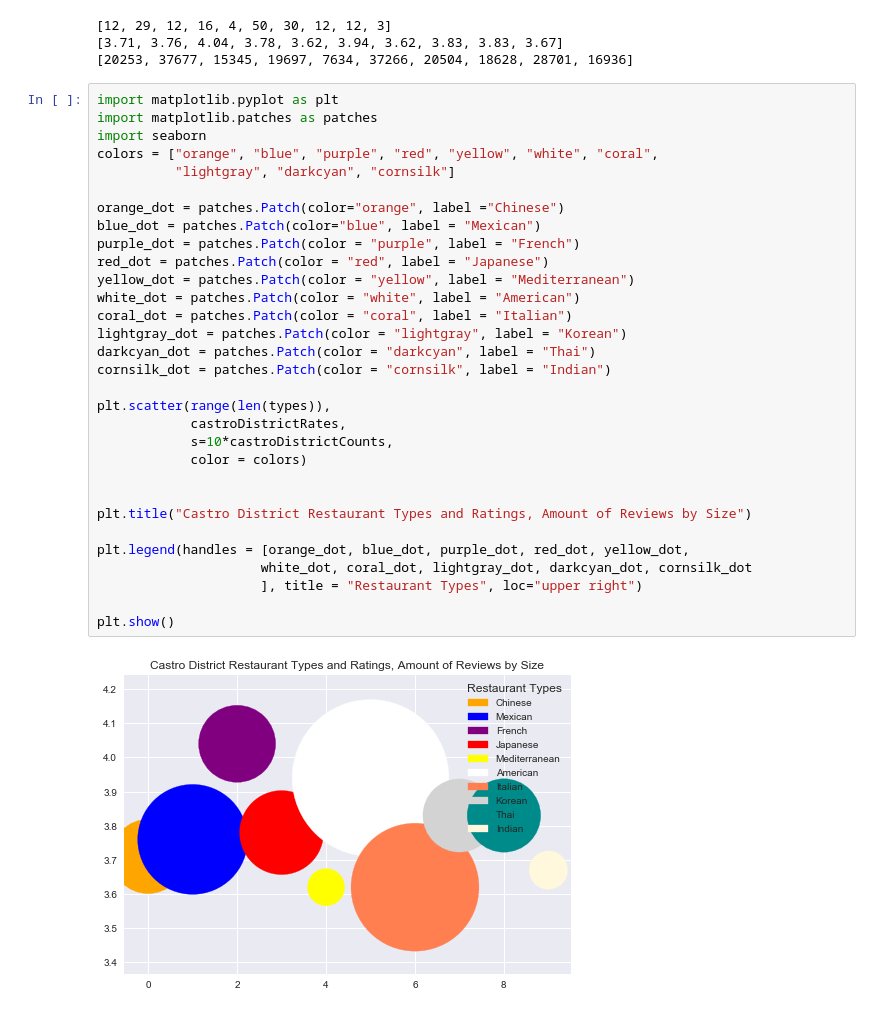
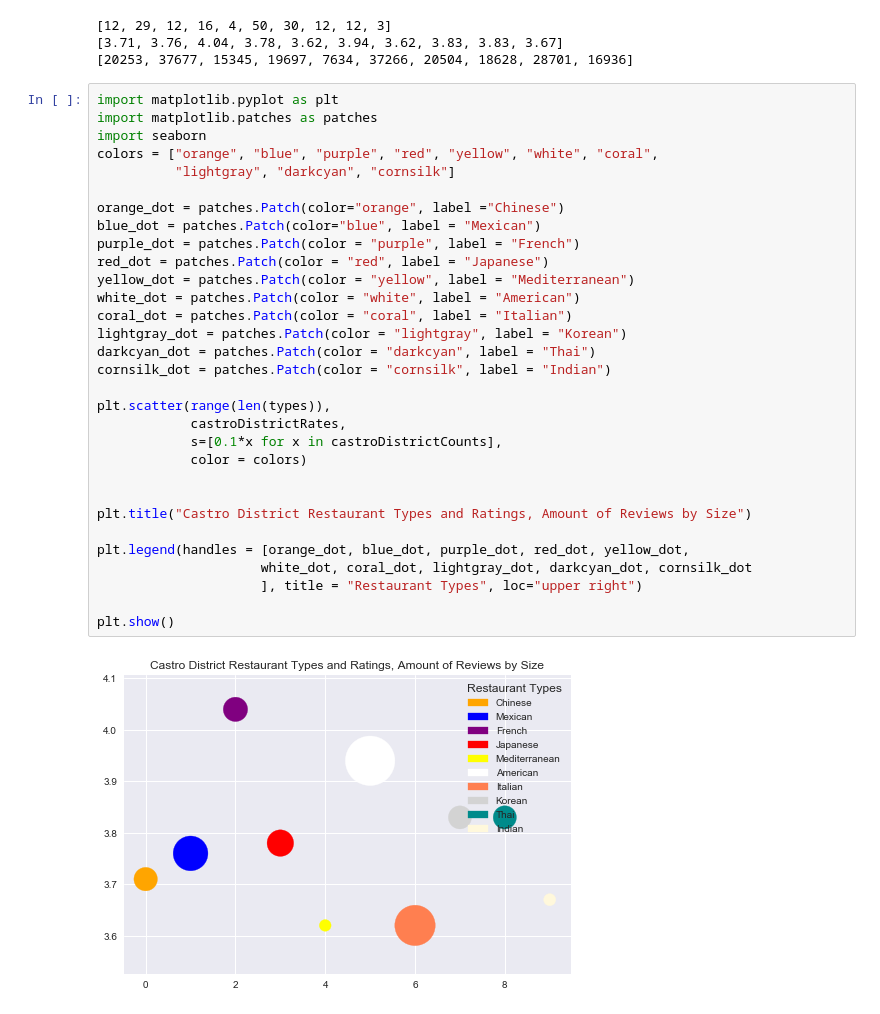
Before and after one commit to nvodoor/RBA, a Jupyter notebook: Project Working.ipynb, the cells around one changed output. Drawn from its saved outputs; the diff is of its cells as text.

Commit message:
Add files via upload
Updated Bubble Scaling for better visuals

```diff
--- a/Project Working.ipynb
+++ b/Project Working.ipynb
@@ -169,32 +169,32 @@ print(tenderLoinCounts)
 import matplotlib.pyplot as plt
 import matplotlib.patches as patches
 import seaborn
 colors = ["orange", "blue", "purple", "red", "yellow", "white", "coral",
           "lightgray", "darkcyan", "cornsilk"]
 
 orange_dot = patches.Patch(color="orange", label ="Chinese")
 blue_dot = patches.Patch(color="blue", label = "Mexican")
 purple_dot = patches.Patch(color = "purple", label = "French")
 red_dot = patches.Patch(color = "red", label = "Japanese")
 yellow_dot = patches.Patch(color = "yellow", label = "Mediterranean")
 white_dot = patches.Patch(color = "white", label = "American")
 coral_dot = patches.Patch(color = "coral", label = "Italian")
 lightgray_dot = patches.Patch(color = "lightgray", label = "Korean")
 darkcyan_dot = patches.Patch(color = "darkcyan", label = "Thai")
 cornsilk_dot = patches.Patch(color = "cornsilk", label = "Indian")
 
 plt.scatter(range(len(types)),
             castroDistrictRates,
-            s=10*castroDistrictCounts,
+            s=[0.1*x for x in castroDistrictCounts],
             color = colors)
 
 
 plt.title("Castro District Restaurant Types and Ratings, Amount of Reviews by Size")
 
 plt.legend(handles = [orange_dot, blue_dot, purple_dot, red_dot, yellow_dot,
                      white_dot, coral_dot, lightgray_dot, darkcyan_dot, cornsilk_dot
                      ], title = "Restaurant Types", loc="upper right")
 
 plt.show()
 # %% [output]
-[figure, old version]
+[figure, new version]
```
Also changed, not shown: parts of 2 cells of this notebook.
